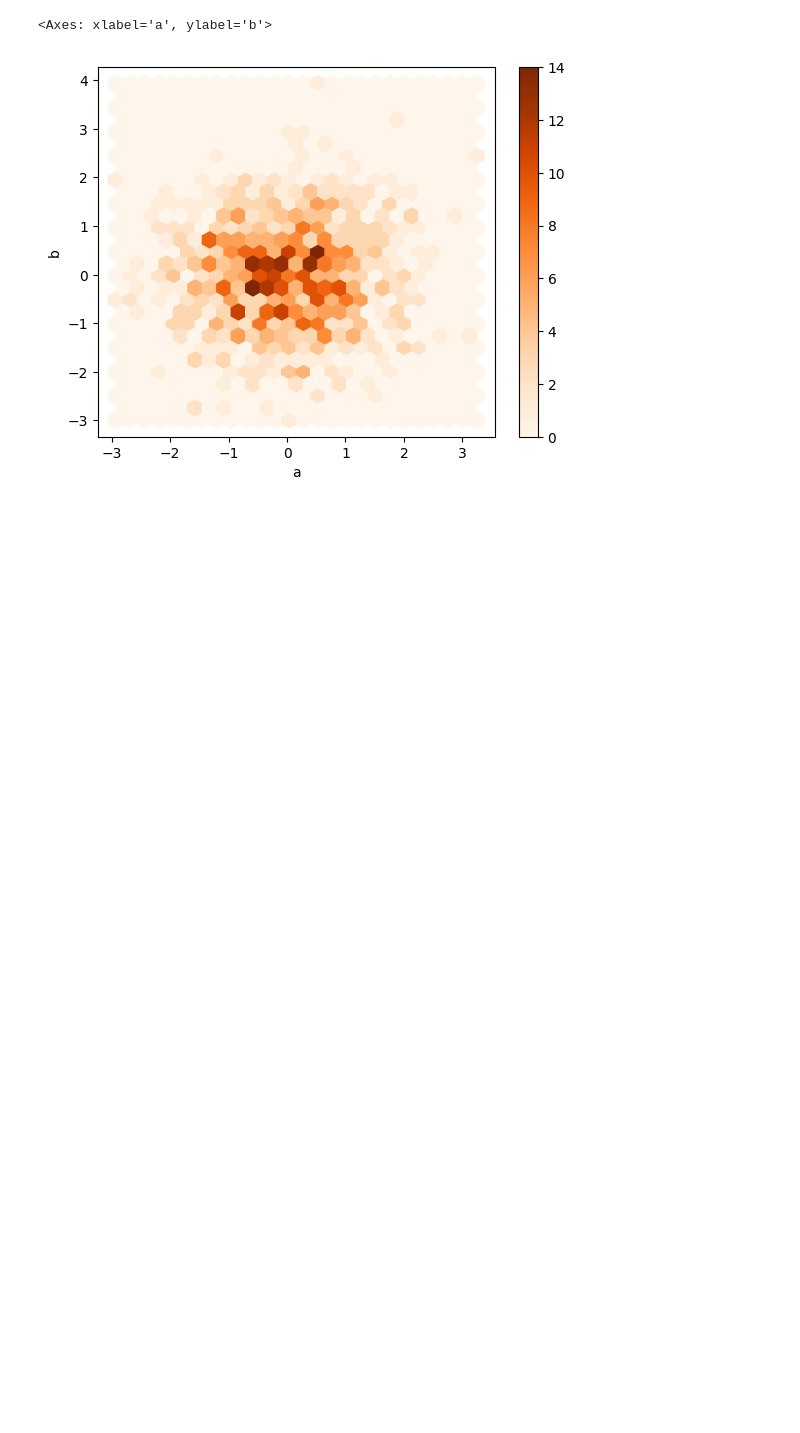
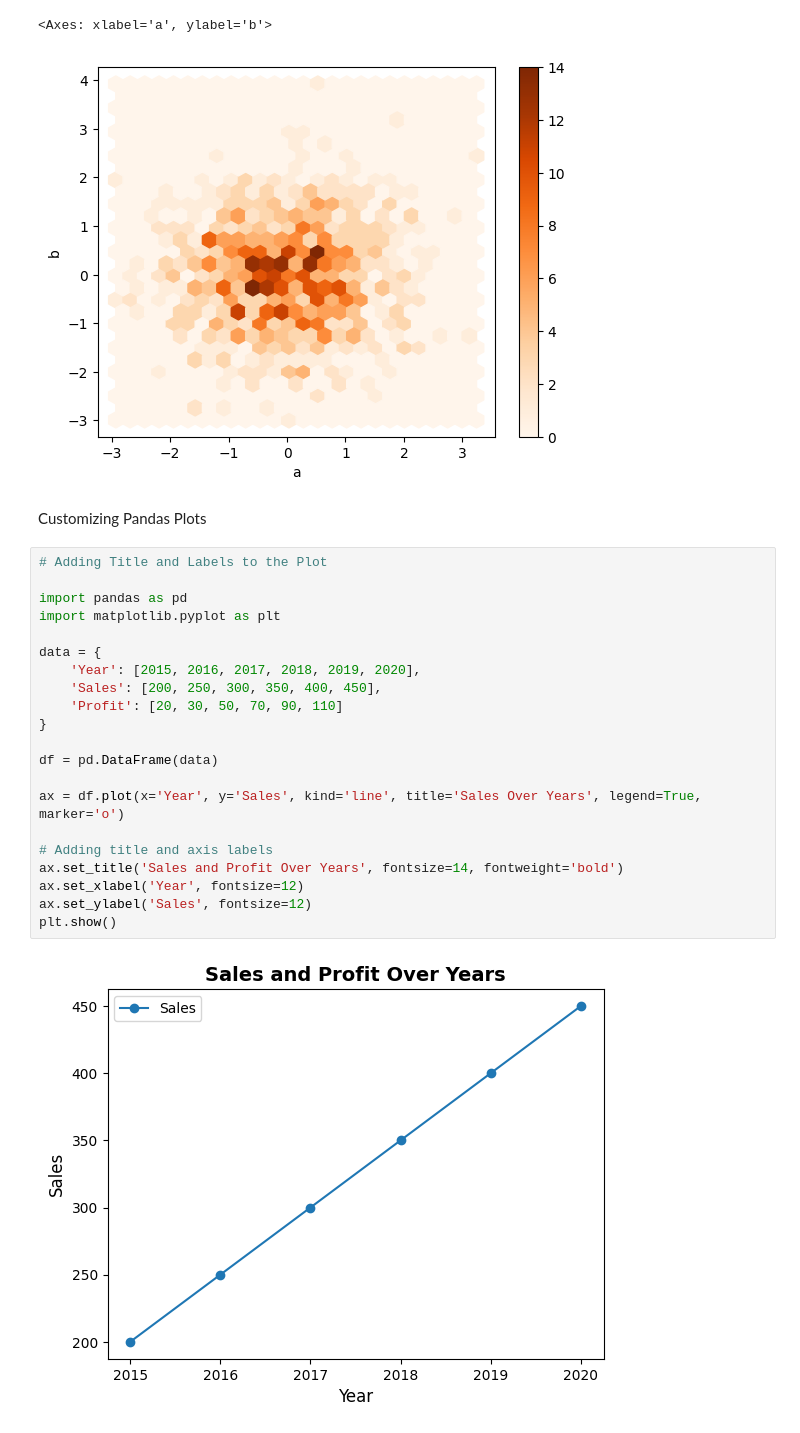
Before and after one commit to Hansaka2001/Data-Analysis-and-Visualization, a Jupyter notebook: pandas/code.ipynb, the cells around one changed output. Cells and saved outputs as stored; diff of their text form; blank space fills up the shorter version.

Commit message:
customizing pandas

```diff
--- a/pandas/code.ipynb
+++ b/pandas/code.ipynb
@@ -309,3 +309,28 @@ df.plot.hexbin(x ='a', y ='b', gridsize = 25, cmap ='Oranges')
 # %% [output]
 <Axes: xlabel='a', ylabel='b'>
 [figure]
+# %% [markdown]
+Customizing Pandas Plots
+# %%
+# Adding Title and Labels to the Plot
+
+import pandas as pd
+import matplotlib.pyplot as plt
+
+data = {
+    'Year': [2015, 2016, 2017, 2018, 2019, 2020],
+    'Sales': [200, 250, 300, 350, 400, 450],
+    'Profit': [20, 30, 50, 70, 90, 110]
+}
+
+df = pd.DataFrame(data)
+
+ax = df.plot(x='Year', y='Sales', kind='line', title='Sales Over Years', legend=True, marker='o')
+
+# Adding title and axis labels
+ax.set_title('Sales and Profit Over Years', fontsize=14, fontweight='bold')
+ax.set_xlabel('Year', fontsize=12)
+ax.set_ylabel('Sales', fontsize=12)
+plt.show()
+# %% [output]
+[figure, added]
```
Also changed, not shown: parts of 2 cells of this notebook.
